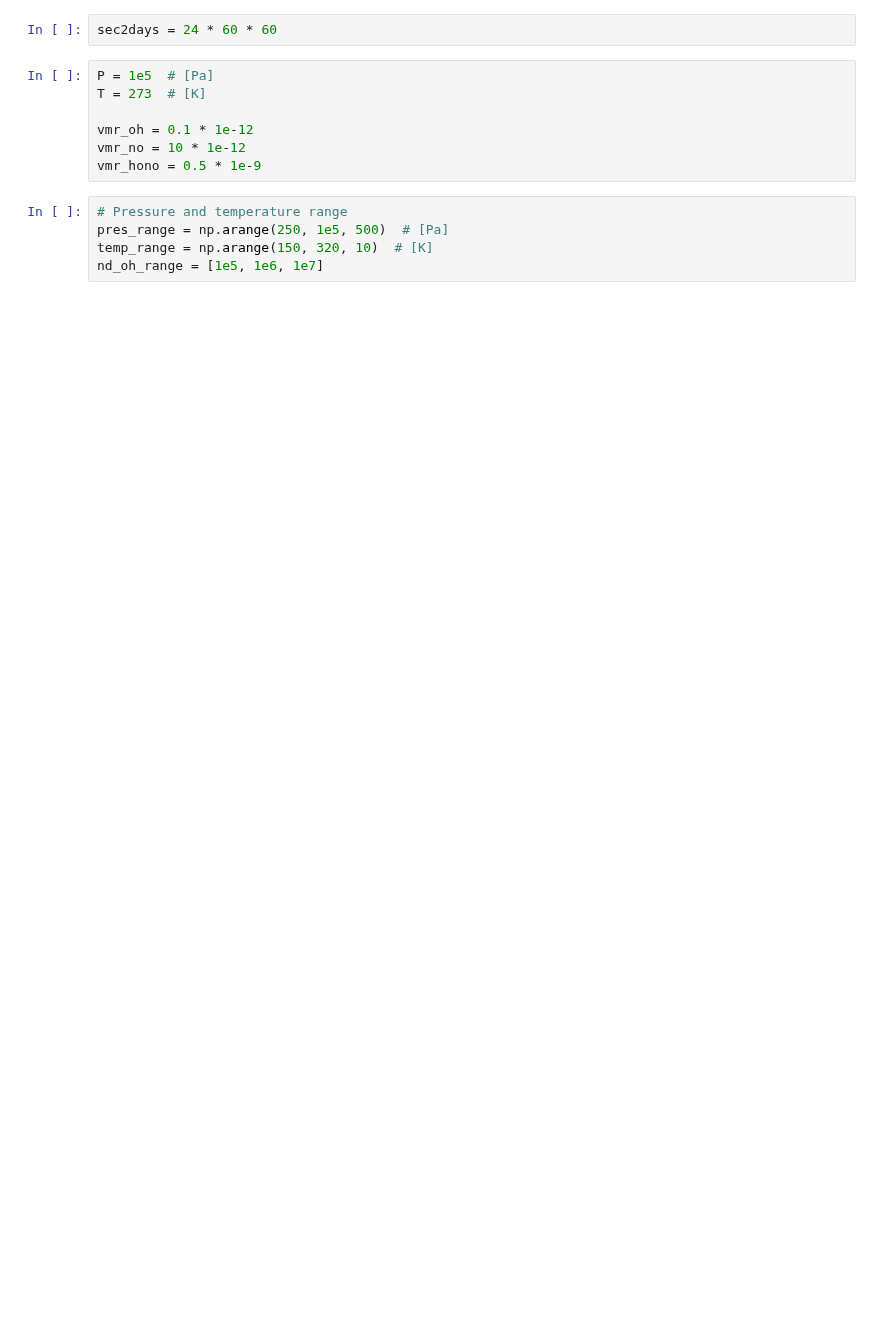
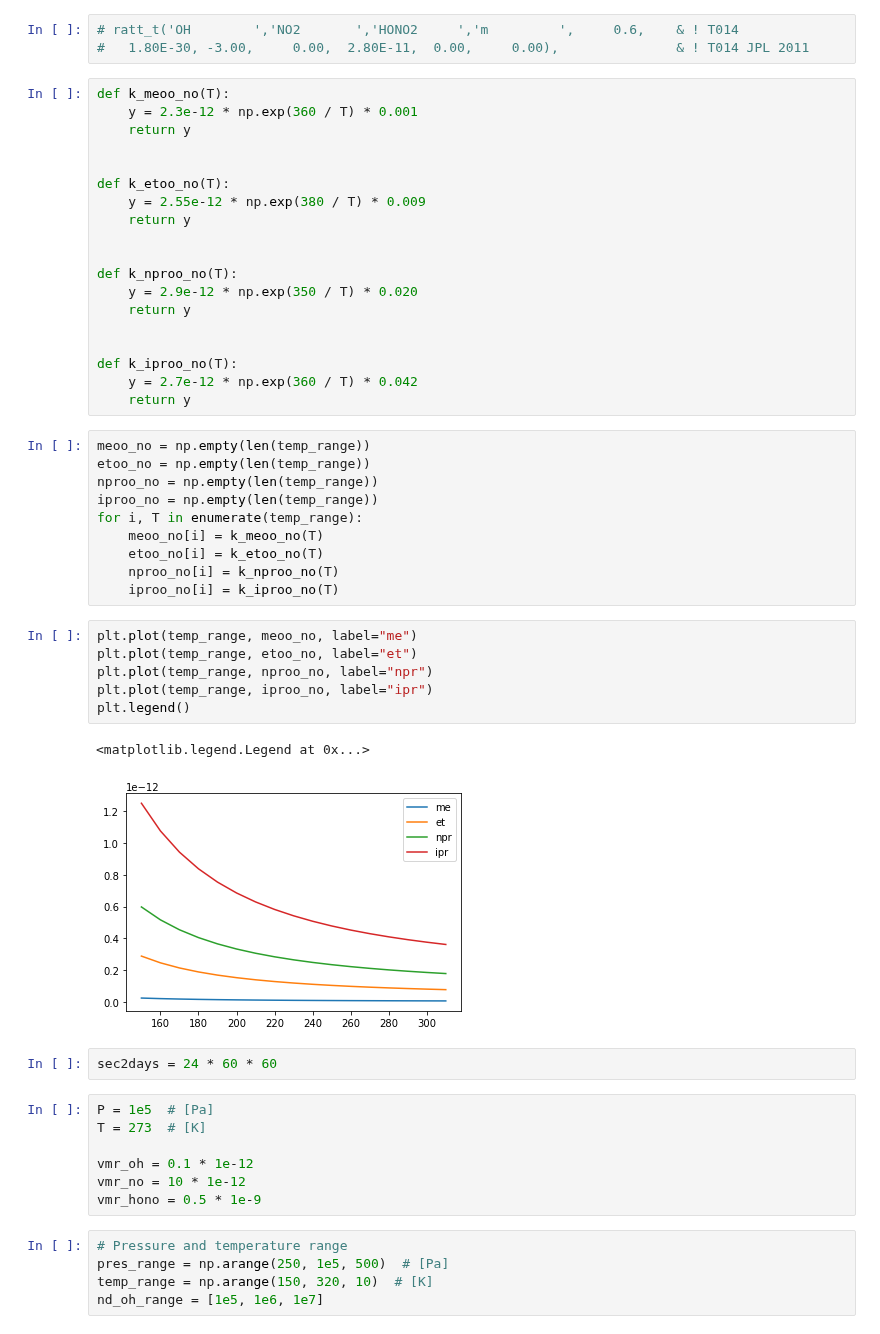
Before and after one commit to mzamyatina/phd_ukca, a Jupyter notebook: calc_tau.ipynb, the cells around one changed output. Saved outputs shown, nothing was run; the diff lists cells and outputs as text; blank space fills up the shorter version.

Commit message:
plot NOy reactions rate coeffs

```diff
--- a/calc_tau.ipynb
+++ b/calc_tau.ipynb
@@ -52,3 +539,44 @@ def k3rd_order(T, M, Fc, klow, alpha_low, beta_low, khigh, alpha_high, beta_high
+# %%
+# ratt_t('OH        ','NO2       ','HONO2     ','m         ',     0.6,    & ! T014
+#   1.80E-30, -3.00,     0.00,  2.80E-11,  0.00,     0.00),               & ! T014 JPL 2011
+# %%
+def k_meoo_no(T):
+    y = 2.3e-12 * np.exp(360 / T) * 0.001
+    return y
+
+
+def k_etoo_no(T):
+    y = 2.55e-12 * np.exp(380 / T) * 0.009
+    return y
+
+
+def k_nproo_no(T):
+    y = 2.9e-12 * np.exp(350 / T) * 0.020
+    return y
+
+
+def k_iproo_no(T):
+    y = 2.7e-12 * np.exp(360 / T) * 0.042
+    return y
+# %%
+meoo_no = np.empty(len(temp_range))
+etoo_no = np.empty(len(temp_range))
+nproo_no = np.empty(len(temp_range))
+iproo_no = np.empty(len(temp_range))
+for i, T in enumerate(temp_range):
+    meoo_no[i] = k_meoo_no(T)
+    etoo_no[i] = k_etoo_no(T)
+    nproo_no[i] = k_nproo_no(T)
+    iproo_no[i] = k_iproo_no(T)
+# %%
+plt.plot(temp_range, meoo_no, label="me")
+plt.plot(temp_range, etoo_no, label="et")
+plt.plot(temp_range, nproo_no, label="npr")
+plt.plot(temp_range, iproo_no, label="ipr")
+plt.legend()
+# %% [output]
+<matplotlib.legend.Legend at 0x...>
+[figure, added]
 # %%
 sec2days = 24 * 60 * 60
 # %%
```
Also changed, not shown: parts of 14 cells of this notebook.
